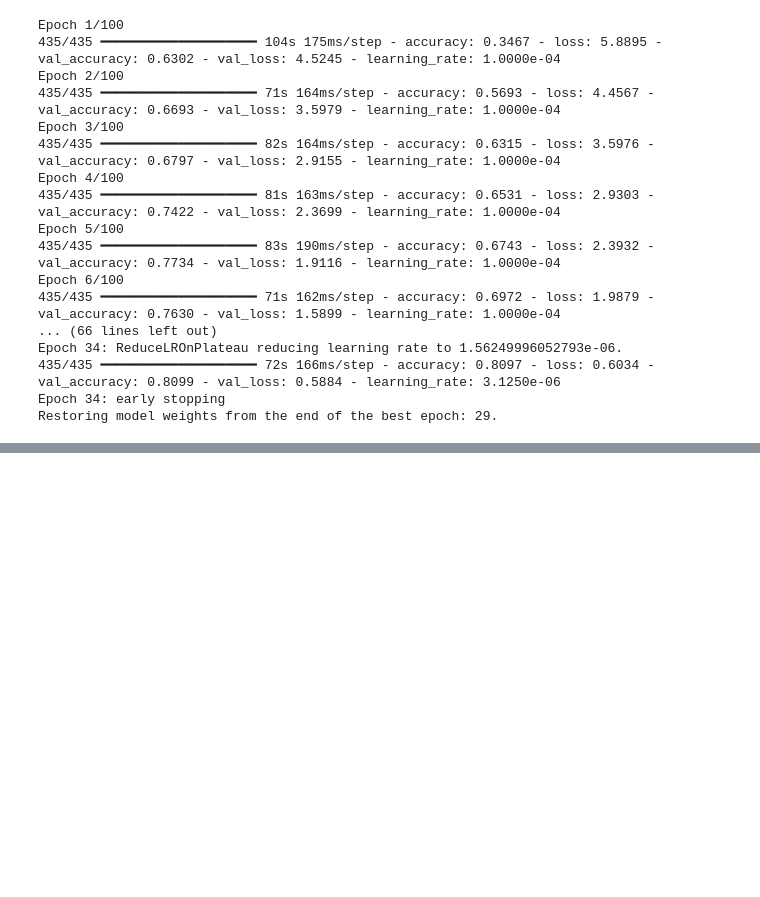
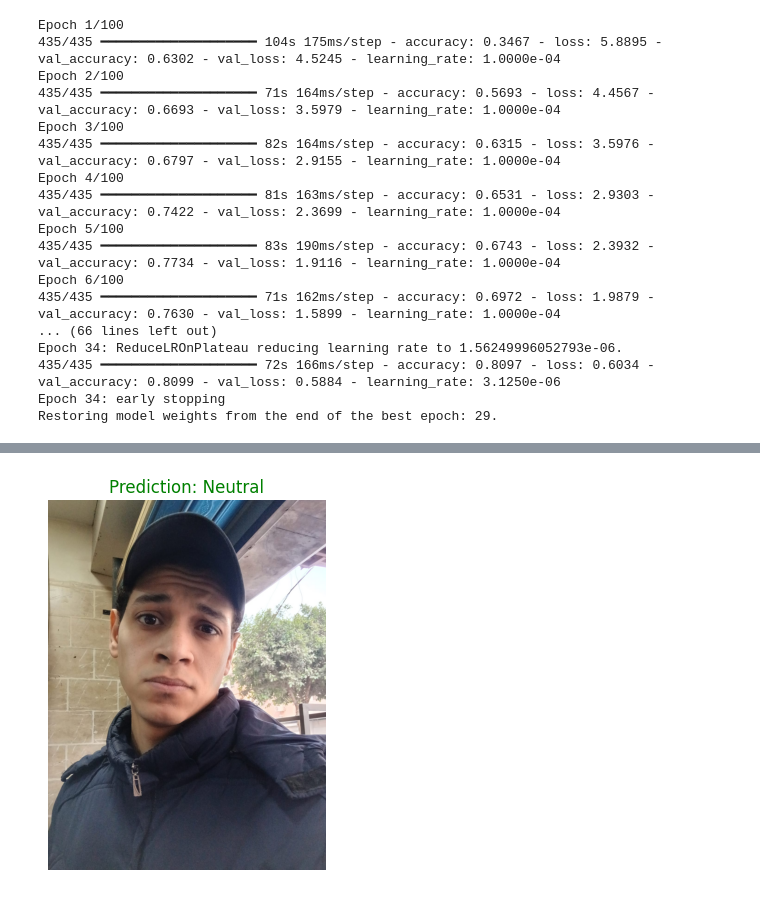
Before and after one commit to mostafatamer79/emotion-detection-image, a Jupyter notebook: lastmodel.ipynb, the cells around one changed output, grey strips where cells are left out. Cells and saved outputs as stored; diff of their text form; code cells hidden in the pictures; blank space fills up the shorter version.

```diff
--- a/lastmodel.ipynb
+++ b/lastmodel.ipynb
@@ -795,19 +815,19 @@ from tensorflow.keras.preprocessing import image
 
 # Load the image
 def load_and_preprocess_image(image_path):
-    img = image.load_img(image_path, target_size=(224, 224), color_mode="grayscale")  # Match input shape
+    img = image.load_img(image_path, target_size=(224, 224), color_mode="rgb")  # Match input shape
     img_array = image.img_to_array(img)  # Convert to array
     img_array = np.expand_dims(img_array, axis=0)  # Expand dimensions to match model input
     img_array = img_array / 255.0  # Normalize (if your training images were normalized)
     return img_array
 # Path to your image
-image_path = "/content/ian-dooley-d1UPkiFd04A-unsplash.jpg"
+image_path = "/content/emotion-recognition-dataset/dataset/Angry/00a7cb9cf18d3a015a9e932952f942fd4bcad8044bcef5e0c05de51d~angry.jpg"
 
 # Preprocess the image
 img_array = load_and_preprocess_image(image_path)
 
 # Predict
-predictions = last_model.predict(img_array)
+predictions = model_finale.predict(img_array)
 
 # Get the class with highest probability
 predicted_class = np.argmax(predictions, axis=1)[0]
@@ -1134,0 +1038,3 @@ Epoch 3/100
+# %%
+import tensorflow as tf
+model_finale = tf.keras.models.load_model("/content/model_final_image_2.keras")
@@ -1134,0 +1137,2 @@ Epoch 3/100
+# %%
+class_names = train_data.class_names
@@ -1134,0 +1149,3 @@ Epoch 3/100
+# %%
+predict_single_image(model_finale,"/content/WhatsApp Image 2025-03-25 at 04.07.44.jpeg",class_names)
+# %% [output]
@@ -1134,0 +1153 @@ Epoch 3/100
+[figure, added]
```
Also changed, not shown: parts of 21 cells of this notebook, 2 other files.
